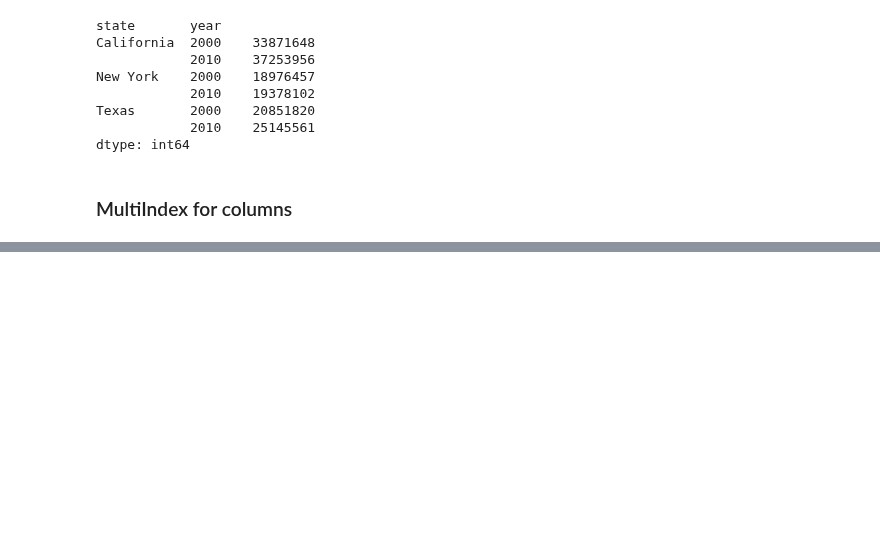
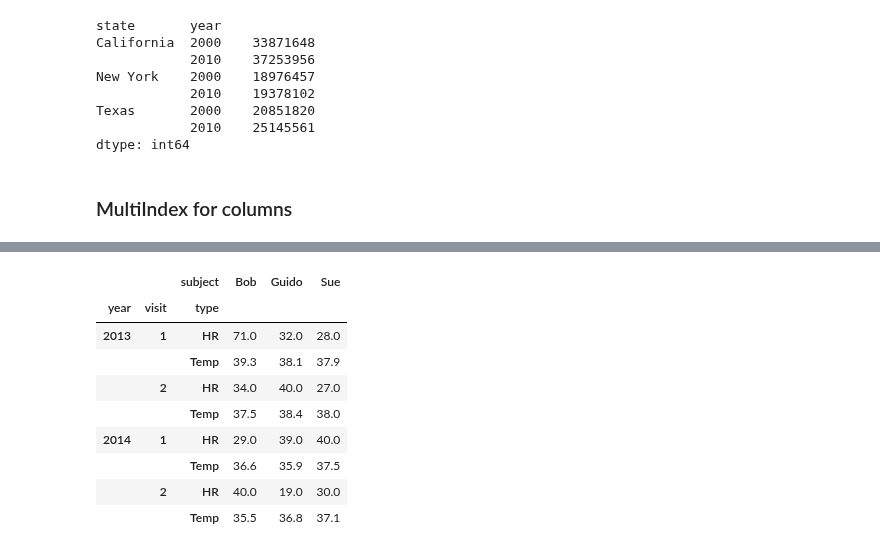
Before and after one commit to shredder47/Data-Science-Using-Python, a Jupyter notebook: DS_Pandas.ipynb, the cells around one changed output, grey strips where cells are left out. Drawn from its saved outputs; the diff is of its cells as text; code cells hidden in the pictures; blank space fills up the shorter version.

```diff
--- a/DS_Pandas.ipynb
+++ b/DS_Pandas.ipynb
@@ -922 +922,14 @@ year  visit  type  subject
 dtype: float64
+# %%
+health_data.stack().stack().unstack()
+# %% [output]
+|  |  | subject | Bob | Guido | Sue |
+| year | visit | type |  |  |  |
+| 2013 | 1 | HR | 71.0 | 32.0 | 28.0 |
+|  |  | Temp | 39.3 | 38.1 | 37.9 |
+|  | 2 | HR | 34.0 | 40.0 | 27.0 |
+|  |  | Temp | 37.5 | 38.4 | 38.0 |
+| 2014 | 1 | HR | 29.0 | 39.0 | 40.0 |
+|  |  | Temp | 36.6 | 35.9 | 37.5 |
+|  | 2 | HR | 40.0 | 19.0 | 30.0 |
+|  |  | Temp | 35.5 | 36.8 | 37.1 |
```
Also changed, not shown: parts of 11 cells of this notebook.
